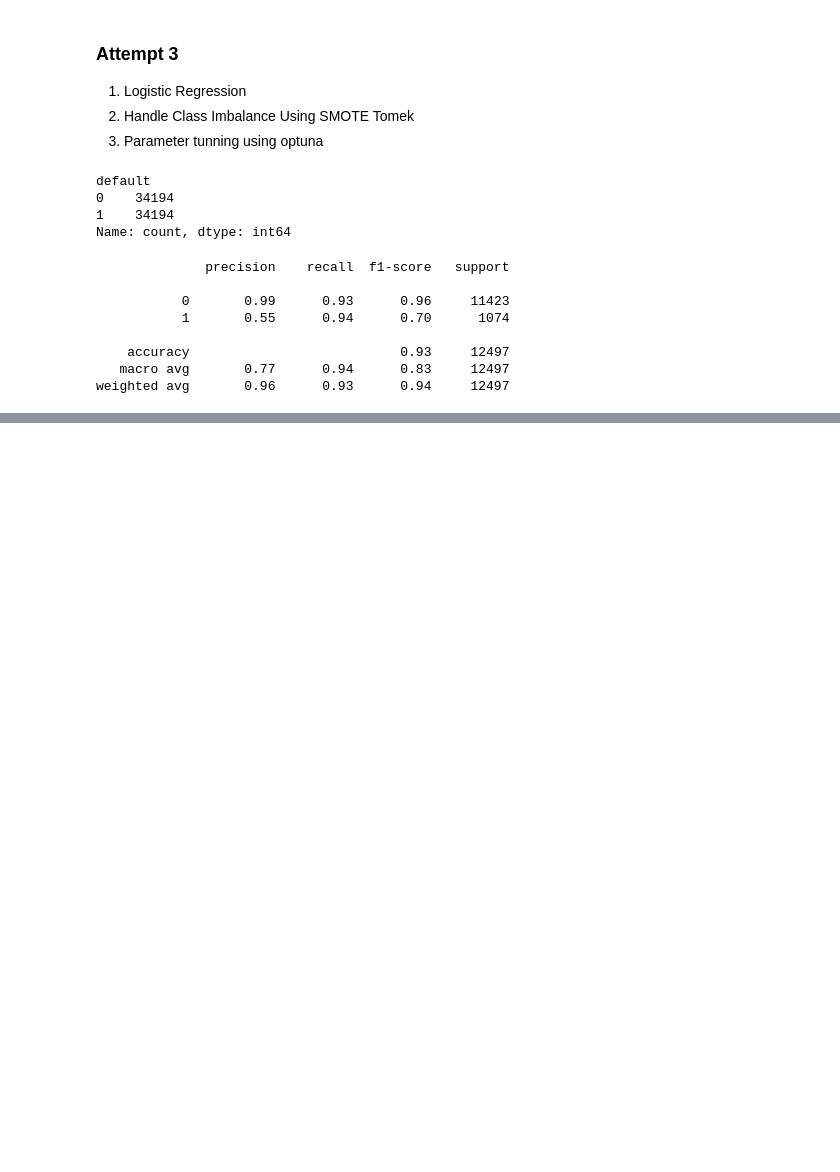
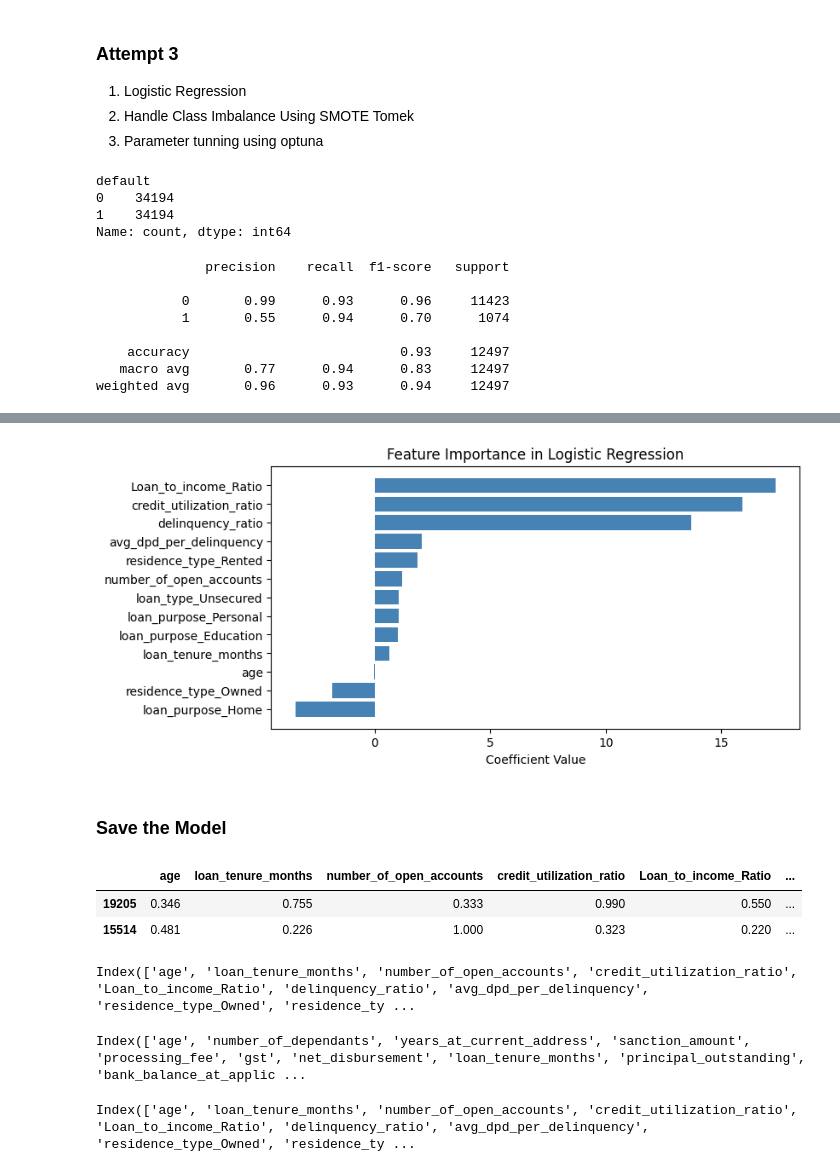
Before and after one commit to praghi/Credit_Risk_Modelling_Prediction, a Jupyter notebook: creditriskprediction.ipynb, the cells around one changed output, grey strips where cells are left out. Saved outputs shown, nothing was run; the diff lists cells and outputs as text; code cells hidden in the pictures; blank space fills up the shorter version.

```diff
--- a/creditriskprediction.ipynb
+++ b/creditriskprediction.ipynb
@@ -1051,0 +1479,39 @@ weighted avg       0.96      0.93      0.94     12497
+# %%
+final_model = best_model_logistic
+
+feature_importance = final_model.coef_[0]
+
+# Create a DataFrame for easier handling
+coef_df = pd.DataFrame(feature_importance, index=X_train_encoded.columns, columns=['Coefficients'])
+
+# Sort the coefficients for better visualization
+coef_df = coef_df.sort_values(by='Coefficients', ascending=True)
+
+# Plotting
+plt.figure(figsize=(8, 4))
+plt.barh(coef_df.index, coef_df['Coefficients'], color='steelblue')
+plt.xlabel('Coefficient Value')
+plt.title('Feature Importance in Logistic Regression')
+plt.show()
+# %% [output]
+[figure, added]
+# %% [markdown]
+### Save the Model
+# %%
+X_test_encoded.head(2)
+# %% [output]
+|  | age | loan_tenure_months | number_of_open_accounts | credit_utilization_ratio | Loan_to_income_Ratio | ... |
+| 19205 | 0.346 | 0.755 | 0.333 | 0.990 | 0.550 | ... |
+| 15514 | 0.481 | 0.226 | 1.000 | 0.323 | 0.220 | ... |
+# %%
+X_test_encoded.columns
+# %% [output]
+Index(['age', 'loan_tenure_months', 'number_of_open_accounts', 'credit_utilization_ratio', 'Loan_to_income_Ratio', 'delinquency_ratio', 'avg_dpd_per_delinquency', 'residence_type_Owned', 'residence_ty ...
+# %%
+cols_to_scale
+# %% [output]
+Index(['age', 'number_of_dependants', 'years_at_current_address', 'sanction_amount', 'processing_fee', 'gst', 'net_disbursement', 'loan_tenure_months', 'principal_outstanding', 'bank_balance_at_applic ...
+# %%
+X_train_encoded.columns
+# %% [output]
+Index(['age', 'loan_tenure_months', 'number_of_open_accounts', 'credit_utilization_ratio', 'Loan_to_income_Ratio', 'delinquency_ratio', 'avg_dpd_per_delinquency', 'residence_type_Owned', 'residence_ty ...
```
Also changed, not shown: parts of 33 cells of this notebook, 3 other files.
